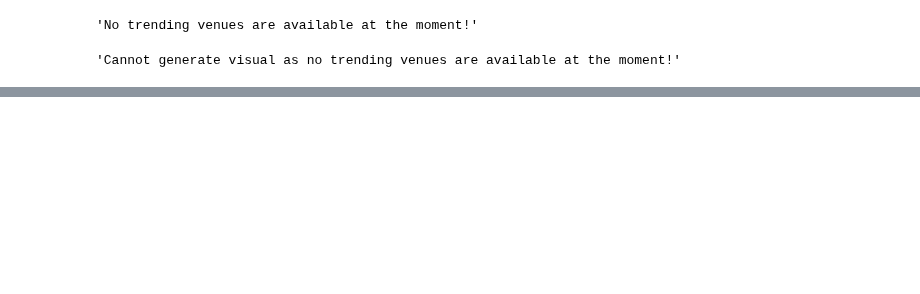
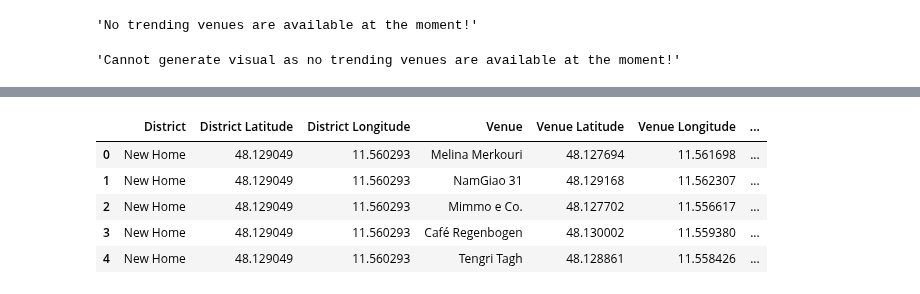
Before and after one commit to SvenVieh/Coursera---Capstone, a Jupyter notebook: Capstone - Final.ipynb, the cells around one changed output, grey strips where cells are left out. Saved outputs shown, nothing was run; the diff lists cells and outputs as text; code cells hidden in the pictures; blank space fills up the shorter version.

```diff
--- a/Capstone - Final.ipynb
+++ b/Capstone - Final.ipynb
@@ -786,0 +817,10 @@ venues_map
+# %%
+newhome_venues = newhome_venues.reset_index(drop=True)
+newhome_venues.head()
+# %% [output]
+|  | District | District Latitude | District Longitude | Venue | Venue Latitude | Venue Longitude | ... |
+| 0 | New Home | 48.129049 | 11.560293 | Melina Merkouri | 48.127694 | 11.561698 | ... |
+| 1 | New Home | 48.129049 | 11.560293 | NamGiao 31 | 48.129168 | 11.562307 | ... |
+| 2 | New Home | 48.129049 | 11.560293 | Mimmo e Co. | 48.127702 | 11.556617 | ... |
+| 3 | New Home | 48.129049 | 11.560293 | Café Regenbogen | 48.130002 | 11.559380 | ... |
+| 4 | New Home | 48.129049 | 11.560293 | Tengri Tagh | 48.128861 | 11.558426 | ... |
```
Also changed, not shown: parts of 25 cells of this notebook.
